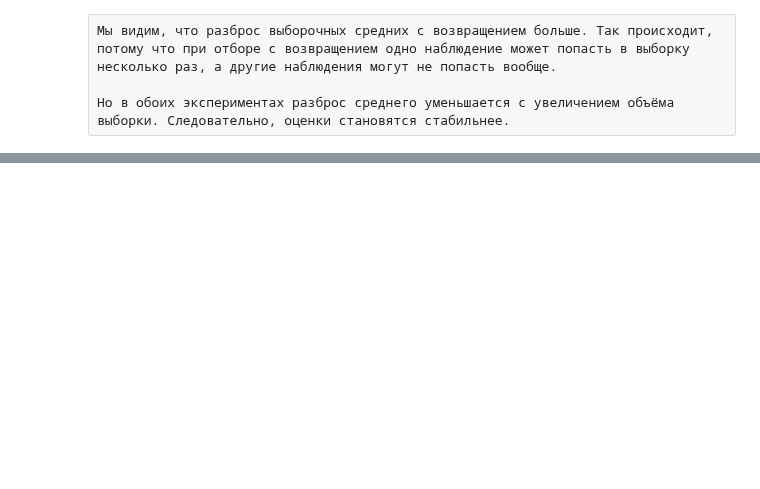
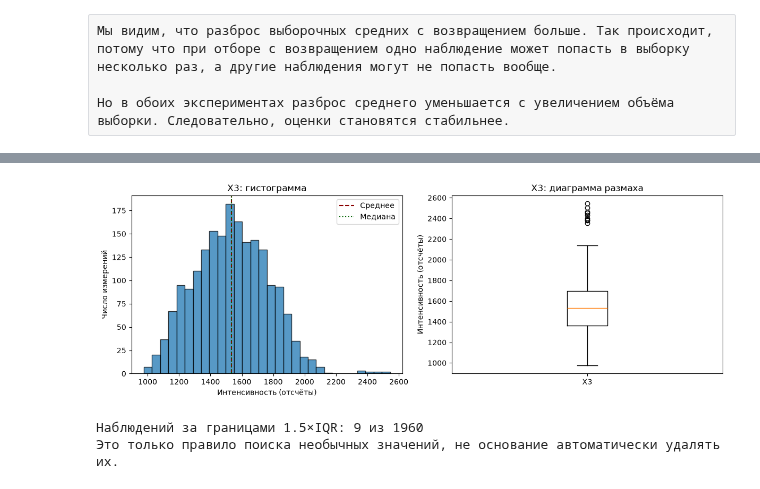
Before and after one commit to polina5544/Lab_1_MathStat, a Jupyter notebook: Lab1_Sprint1.ipynb, the cells around one changed output, grey strips where cells are left out. Saved outputs shown, nothing was run; the diff lists cells and outputs as text; code cells hidden in the pictures; blank space fills up the shorter version.

```diff
--- a/Lab1_Sprint1.ipynb
+++ b/Lab1_Sprint1.ipynb
@@ -559,0 +828,8 @@ n
+# %%
+from sklearn.preprocessing import StandardScaler
+
+scaler = StandardScaler()
+
+data["Z2"] = scaler.fit_transform(data[["X2"]])
+
+print(data[["X2", "Z2"]].describe().round(3))
@@ -559,0 +927,23 @@ n
+# %%
+fig, axes = plt.subplots(1, 2, figsize=(12, 4.3))
+axes[0].hist(x3, bins=30, edgecolor="black", alpha=0.75)
+axes[0].axvline(x3.mean(), color="darkred", linestyle="--", label="Среднее")
+axes[0].axvline(x3.median(), color="darkgreen", linestyle=":", label="Медиана")
+axes[0].set(title="X3: гистограмма", xlabel="Интенсивность (отсчёты)",
+            ylabel="Число измерений")
+axes[0].legend()
+axes[1].boxplot(x3, orientation="vertical")
+axes[1].set(title="X3: диаграмма размаха", ylabel="Интенсивность (отсчёты)")
+axes[1].set_xticks([1], ["X3"])
+plt.tight_layout()
+plt.show()
+
+q1, q3 = x3.quantile([0.25, 0.75])
+iqr = q3-q1
+outliers = (x3 < q1-1.5*iqr) | (x3 > q3+1.5*iqr)
+print(f"Наблюдений за границами 1.5×IQR: {int(outliers.sum())} из {N} ")
+print("Это только правило поиска необычных значений, не основание автоматически удалять их.")
+# %% [output]
+[figure, added]
+Наблюдений за границами 1.5×IQR: 9 из 1960
+Это только правило поиска необычных значений, не основание автоматически удалять их.
```
Also changed, not shown: parts of 75 cells of this notebook.
